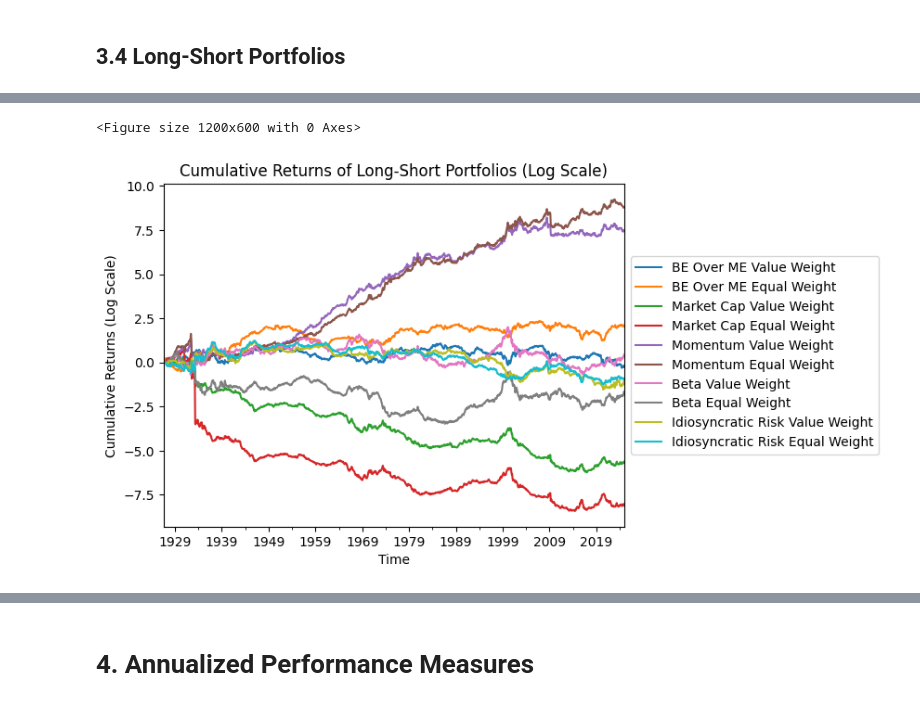
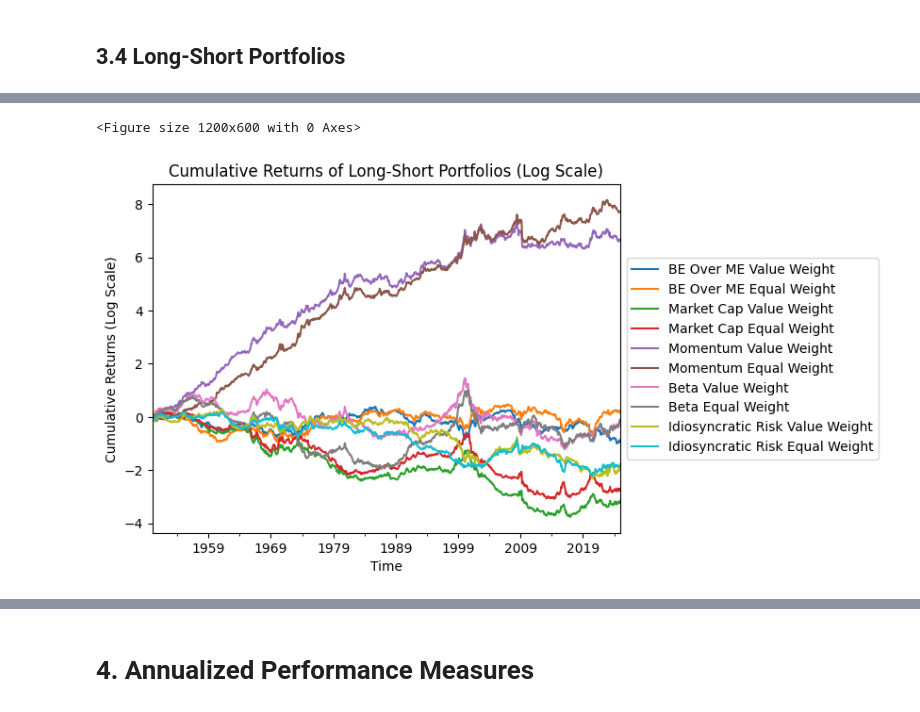
Before and after one commit to alessbressan/FINA60602A, a Jupyter notebook: project_2/Part_B copy.ipynb, the cells around one changed output, grey strips where cells are left out. Drawn from its saved outputs; the diff is of its cells as text; code cells hidden in the pictures.

```diff
--- a/project_2/Part_B copy.ipynb
+++ b/project_2/Part_B copy.ipynb
@@ -190,9 +207,13 @@ def long_short_portfolio_char(df: pd.DataFrame, mkt_cap: pd.DataFrame, character
         # Get returns for the next period
         next_returns = df.iloc[i + 1]
 
+        # handle case where indices might contain NaNs
+        if (highest_char_ind.isna().any() or lowest_char_ind.isna().any()):
+            results.iloc[i, 0] = np.nan
+            results.iloc[i, 1] = np.nan
 
         # handle case where all values are NaN
-        if (highest_char_ind.isna().any() or lowest_char_ind.isna().any()):
+        if (highest_char_ind.index.empty or lowest_char_ind.index.empty):
             results.iloc[i, 0] = np.nan
             results.iloc[i, 1] = np.nan
 
@@ -223,17 +278,17 @@ portfolio_results = pd.concat([portfolio_returns_btm, portfolio_returns_mkt, por
 # %%
 # Resize the plot
 plt.figure(figsize=(12, 6))  # Adjust the figure size (width, height)
 
 # Plot the data
-np.log((1 + portfolio_results).cumprod()).plot()
+np.log((1 + portfolio_results.loc["1950":]).cumprod()).plot()
 
 # Relocate the legend outside the plot
 plt.legend(loc='center left', bbox_to_anchor=(1, 0.5))  # Adjust legend position
 plt.title("Cumulative Returns of Long-Short Portfolios (Log Scale)")  # Add the title
 plt.xlabel("Time")
 plt.ylabel("Cumulative Returns (Log Scale)")
 # Show the plot
 plt.show()
 # %% [output]
 <Figure size 1200x600 with 0 Axes>
-[figure, old version]
+[figure, new version]
```
Also changed, not shown: parts of 27 cells of this notebook.
